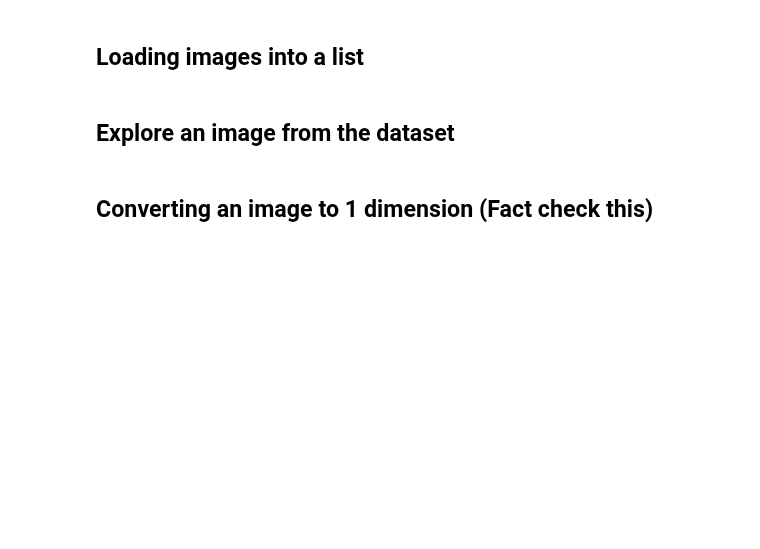
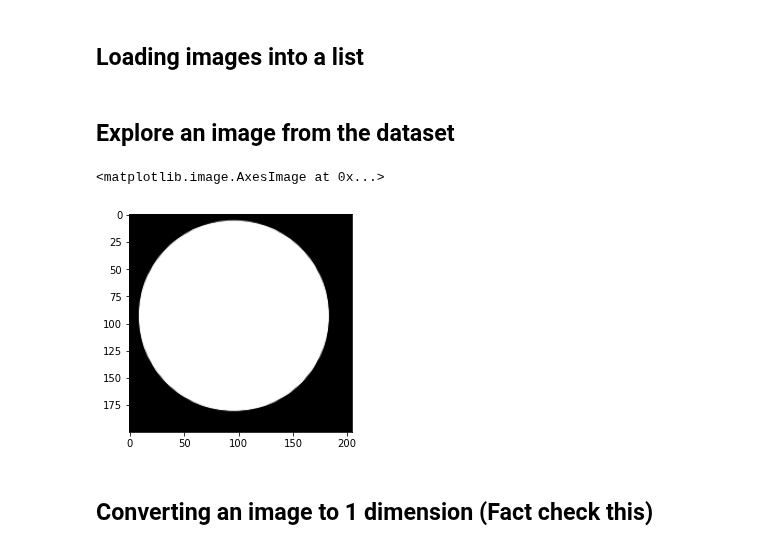
Before and after one commit to adagige/fyp2021p03g02, a Jupyter notebook: notebooks/Exercise 1.ipynb, the cells around one changed output. Drawn from its saved outputs; the diff is of its cells as text; code cells hidden in the pictures; blank space fills up the shorter version.

```diff
--- a/notebooks/Exercise 1.ipynb
+++ b/notebooks/Exercise 1.ipynb
@@ -176,11 +176,14 @@ axes.add_artist( cc )
 #plt.show()
 #plt.savefig('circle.png')
 # %%
-circ = plt.imread('circle.png')
-circle = circ[50:250,125:330,:]
+circle = plt.imread('circle.png')
+#circle = circ[50:250,125:330,:]
 
 plt.imshow(circle)
 #plt.imsave('circle.png', circle)
+# %% [output]
+<matplotlib.image.AxesImage at 0x...>
+[figure, added]
 # %% [markdown]
 ## Converting an image to 1 dimension (Fact check this)
 # %%
```
